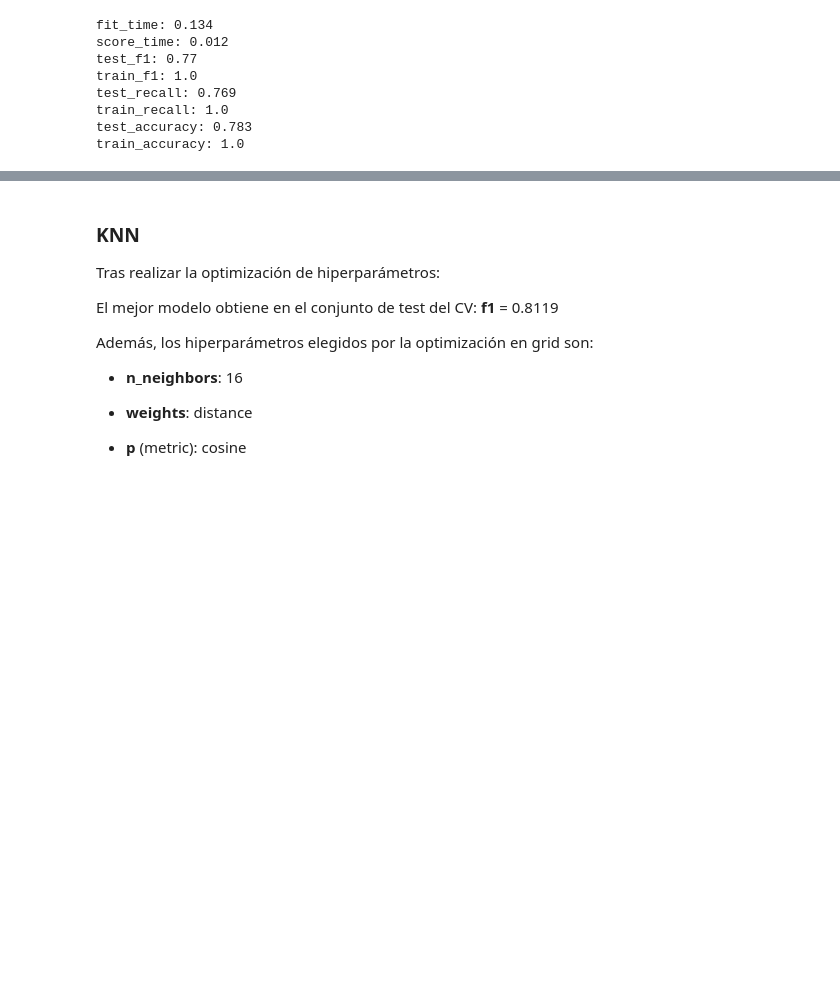
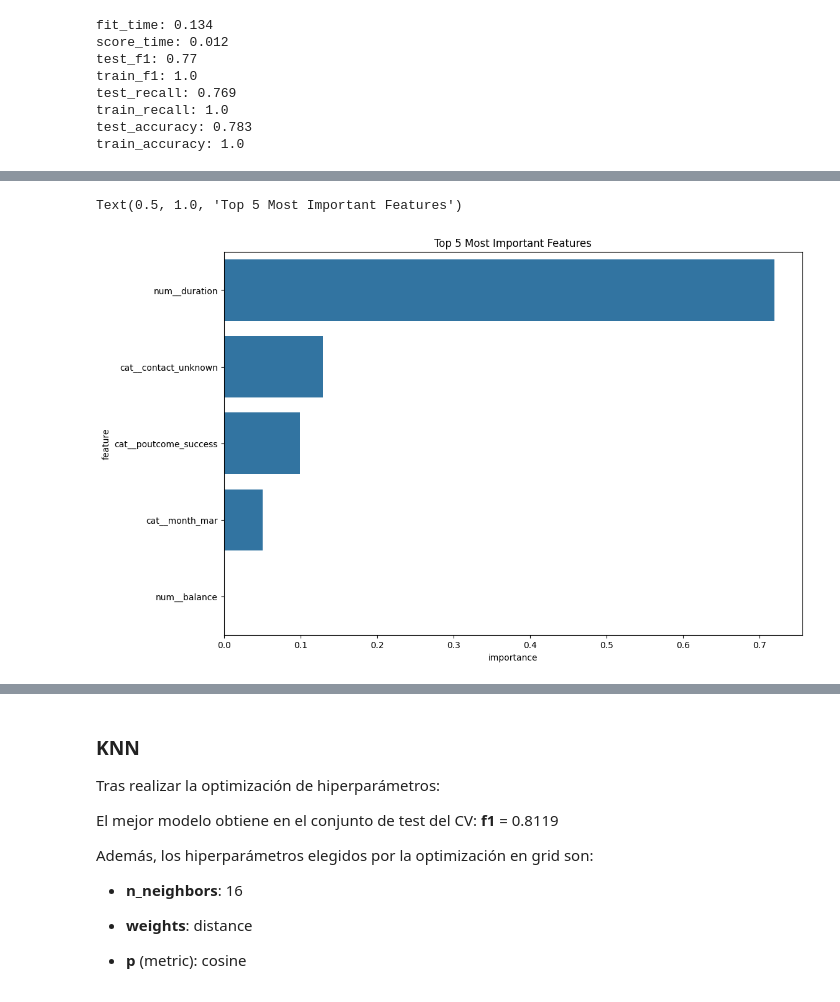
Before and after one commit to aleLobo31/UC3M_ML_P1_G26, a Jupyter notebook: notebooks/preprocessing.ipynb, the cells around one changed output, grey strips where cells are left out. Cells and saved outputs as stored; diff of their text form; code cells hidden in the pictures; blank space fills up the shorter version.

```diff
--- a/notebooks/preprocessing.ipynb
+++ b/notebooks/preprocessing.ipynb
@@ -337,0 +383,20 @@ train_accuracy: 1.0
+# %%
+# Extraemos la importancia de cada feature
+importances = shallow_model.feature_importances_
+
+# Creamos un pd.df para plotearlo con sns
+feat_impt_df = pd.DataFrame({
+    "feature": feature_names,
+    "importance": importances
+}).sort_values("importance", ascending=False)
+
+plt.figure(figsize=(12, 8))
+sns.barplot(
+    data=feat_impt_df.head(5),
+    x="importance",
+    y="feature"
+)
+plt.title("Top 5 Most Important Features")
+# %% [output]
+Text(0.5, 1.0, 'Top 5 Most Important Features')
+[figure, added]
```
Also changed, not shown: parts of 21 cells of this notebook.
